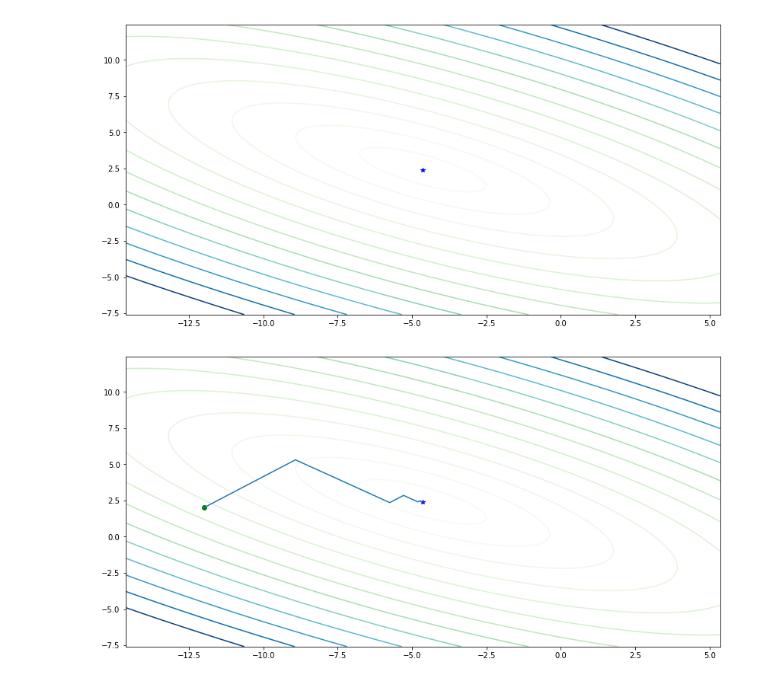
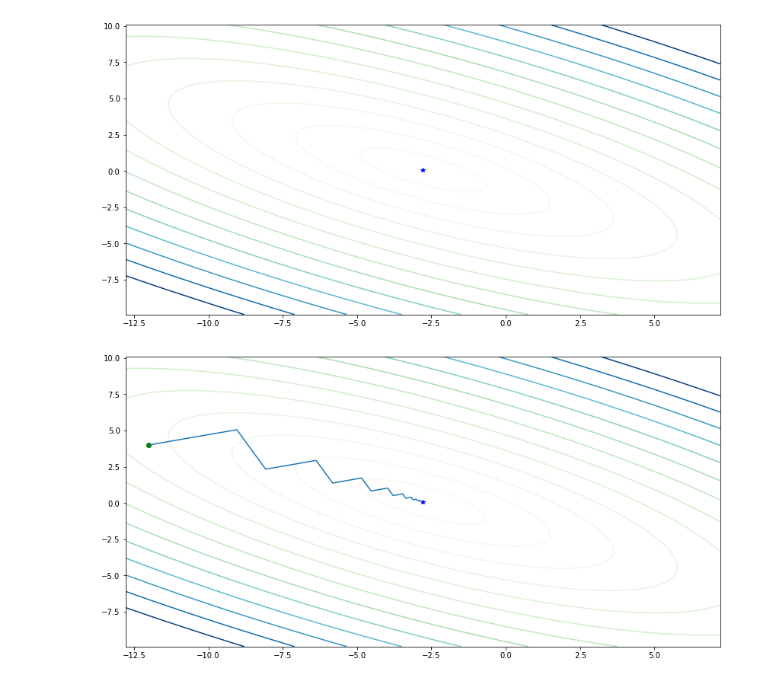
Before and after one commit to ananasness/optimize_it, a Jupyter notebook: demo.ipynb, the cells around one changed output. Drawn from its saved outputs; the diff is of its cells as text; code cells hidden in the pictures.

```diff
--- a/demo.ipynb
+++ b/demo.ipynb
@@ -9,7 +12,7 @@ np.random.seed(104)
 n = 5
 m = 2
 A = np.random.rand(n, m)
-b = 4 * np.random.rand(m)
+b = [3,3]
 Q = A.T.dot(A)
 f = lambda x: (0.5 * Q.dot(x) + b).dot(x)
 grad = lambda x: Q.dot(x) + b
@@ -17,10 +20,10 @@ x_star = -np.linalg.inv(Q).dot(b)
 # %%
 plot_it(f, x_star);
 # %% [output]
-[figure, old version]
+[figure, new version]
 # %%
-x_0 = [-12, 2]
-xs, fs = grad_desc(x_0, f, grad, Q)
+x_0 = [-12, 4]
+xs, fs = grad_desc(x_0, f, grad, Q,b, iters=20)
 p = plot_it(f, x_star, x_0, xs);
 # %% [output]
-[figure, old version]
+[figure, new version]
```
Also changed, not shown: parts of 11 cells of this notebook, 1 other file.
